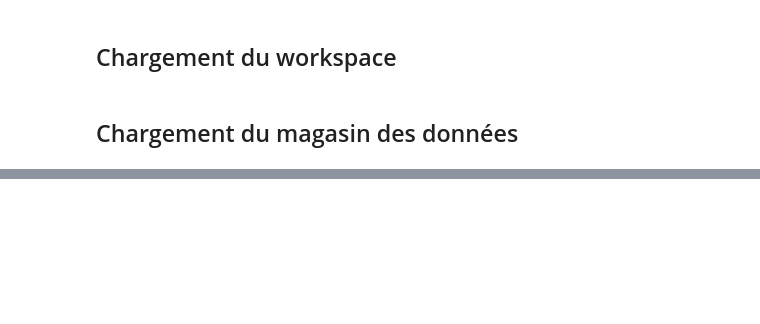
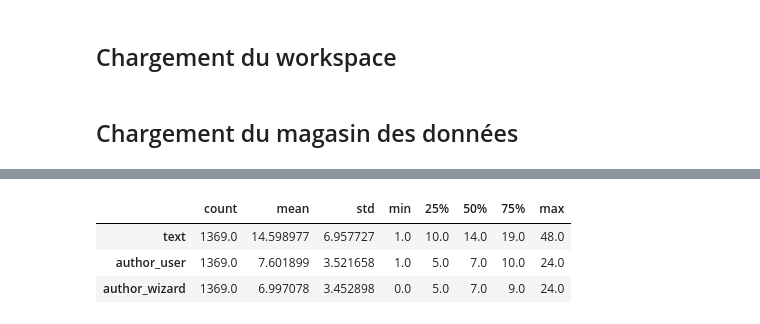
Before and after one commit to Sako74/p10, a Jupyter notebook: P10_01_notebooks/create_luis_model_no_out.ipynb, the cells around one changed output, grey strips where cells are left out. Saved outputs shown, nothing was run; the diff lists cells and outputs as text; code cells hidden in the pictures; blank space fills up the shorter version.

```diff
--- a/P10_01_notebooks/create_luis_model_no_out.ipynb
+++ b/P10_01_notebooks/create_luis_model_no_out.ipynb
@@ -159,0 +249,13 @@ for i in range(10):
+# %%
+frames_df.groupby("frame_id").agg(
+    {
+        "text": "count",
+        "author_user": "sum",
+        "author_wizard": "sum",
+    }
+).describe().T
+# %% [output]
+|  | count | mean | std | min | 25% | 50% | 75% | max |
+| text | 1369.0 | 14.598977 | 6.957727 | 1.0 | 10.0 | 14.0 | 19.0 | 48.0 |
+| author_user | 1369.0 | 7.601899 | 3.521658 | 1.0 | 5.0 | 7.0 | 10.0 | 24.0 |
+| author_wizard | 1369.0 | 6.997078 | 3.452898 | 0.0 | 5.0 | 7.0 | 9.0 | 24.0 |
```
Also changed, not shown: parts of 165 cells of this notebook, 4 other files.
